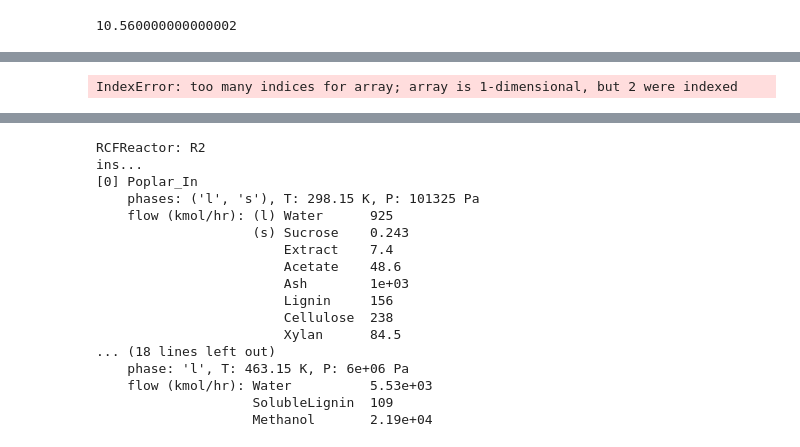
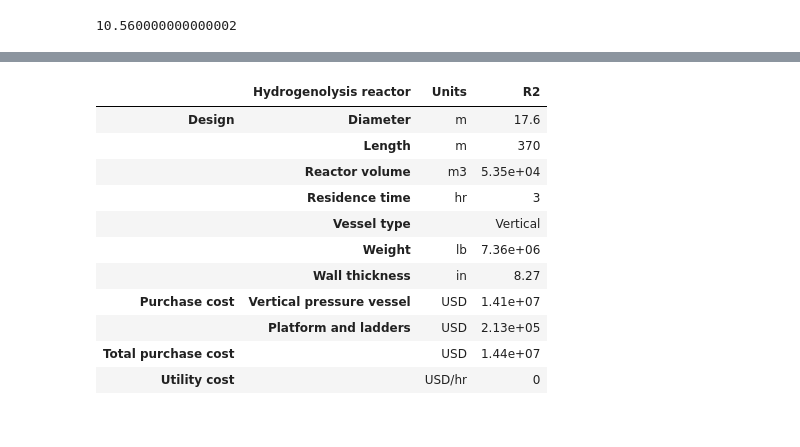
Before and after one commit to H-Wadgama/ATJ, a Jupyter notebook: lignin_saf/rcf_system.ipynb, the cells around one changed output, grey strips where cells are left out. Drawn from its saved outputs; the diff is of its cells as text; code cells hidden in the pictures.

Commit message:
RCF reactor complete

```diff
--- a/lignin_saf/rcf_system.ipynb
+++ b/lignin_saf/rcf_system.ipynb
@@ -666,7 +611,7 @@ from biosteam.units.design_tools import (
 
 
 __all__ = (
-    'HydrogenolysisReactor', 'RCF-2'
+    'HydrogenolysisReactor', 'RCF2'
     )
 
 class HydrogenolysisReactor(bst.Unit, bst.units.design_tools.PressureVessel):
@@ -692,7 +637,7 @@ class HydrogenolysisReactor(bst.Unit, bst.units.design_tools.PressureVessel):
     T_default: float = 463.15  # 190 C from  https://doi.org/10.1016/j.joule.2017.10.004
 
     #: Default operating pressure [Pa]
-    P_default:  float = 6e6 # 60 MPa from https://doi.org/10.1016/j.joule.2017.10.004
+    P_default:  float = 6e6 # 6 MPa from https://doi.org/10.1016/j.joule.2017.10.004
 
     #: Default residence time [hr]
     tau_default: float = 3
@@ -738,7 +683,7 @@ class HydrogenolysisReactor(bst.Unit, bst.units.design_tools.PressureVessel):
         self.working_vol = self.working_vol_default if working_vol is None else working_vol
         self.reaction = reaction
         #pump_1 = self.auxiliary('pump_1', bst.Pump, ins = self.ins[1])
-        heat_exchanger_2 = self.auxiliary('heat_exchanger_2', bst.HXutility, ins = mixer-0)
+        heat_exchanger_2 = self.auxiliary('heat_exchanger_2', bst.HXutility)
 
 
     def _size_bed(self):
@@ -755,7 +700,7 @@ class HydrogenolysisReactor(bst.Unit, bst.units.design_tools.PressureVessel):
         ##### Reactor diameter and length ########
         u  = self.superficial_velocity
 
-        Q_per_reactor_m3 = solvent.F_vol    # [m3/hr] Volumetric flow rate processed by any reactor
+        Q_per_reactor_m3 = influent.F_vol    # [m3/hr] Volumetric flow rate processed by any reactor
         self.area = A  = Q_per_reactor_m3/u
         self.diameter = diameter = 2 * (A/np.pi) ** 0.5
         self.length = length = V_actual/A
@@ -765,24 +710,19 @@ class HydrogenolysisReactor(bst.Unit, bst.units.design_tools.PressureVessel):
 
     def _run(self):
         solvent, hydrogen = self.ins
-        effluent,= self.outs
+        effluent, = self.outs
+
+
 
         effluent.copy_like(solvent)
-
+        self.reaction(effluent)
 
         h2 = hydrogen.imass['Hydrogen']
 
-        effluent.imass['Hydrogen'] = h2
+        effluent.imass['g', 'Hydrogen'] = h2
 
         effluent.T = self.T # Assuming isothermal operation
         effluent.P = self.P # Assuming no P drop
-
-
-
-
-
-        self.reaction(effluent)
-
 
 
 
@@ -811,8 +751,6 @@ class HydrogenolysisReactor(bst.Unit, bst.units.design_tools.PressureVessel):
         diameter, length, V_actual = self._size_bed()   # Calling size bed function to determine diameter and length
 
 
-        cycle_time = self.tau + self.tau_0
-
         self.set_design_result('Diameter', 'm', diameter)
         self.set_design_result('Length', 'm', length)
         self.set_design_result('Reactor volume', 'm3', V_actual)
@@ -839,8 +777,8 @@ class HydrogenolysisReactor(bst.Unit, bst.units.design_tools.PressureVessel):
         #self.pump_1.P = (self.P - self.ins[1].P) + (pressure_drop*1e5)
         #self.pump_1.simulate()
 
-        self.heat_exchanger_2.T = self.T
-        self.heat_exchanger_2.simulate()
+        #self.heat_exchanger_2.T = self.T
+        #self.heat_exchanger_2.simulate()
 
 
 
@@ -866,14 +804,6 @@ class HydrogenolysisReactor(bst.Unit, bst.units.design_tools.PressureVessel):
 
         """
 
-        ---------
 
-        - Duty requirements are too high - need to check thermodynamics of the solvolysis step
-        and modify requirements if needed
-
-        - Might need to alter data on working volume, void fraction of poplar, poplar particle size,
-        for more realistic modeling
-
-        ----------
 
         """
@@ -908,8 +810,6 @@ flow (kmol/hr): Water          4.15e+04
 # %%
-reactor = HydrogenolysisReactor(ins = (solvolysis_reactor-1, hydrogen_in), reaction = hydrogenolysis)
-reactor.simulate()
+hydrogenolysis_reactor = HydrogenolysisReactor(ins = (solvolysis_reactor.outs[1], hydrogen_in), reaction = hydrogenolysis)
+hydrogenolysis_reactor.simulate()
-# %% [output]
-IndexError: too many indices for array; array is 1-dimensional, but 2 were indexed
 # %%
-reactor
+hydrogenolysis_reactor.results()
 # %% [output]
@@ -917,17 +816,12 @@ reactor
-RCFReactor: R2
-ins...
-[0] Poplar_In
-    phases: ('l', 's'), T: 298.15 K, P: 101325 Pa
-    flow (kmol/hr): (l) Water      925
-                    (s) Sucrose    0.243
-                        Extract    7.4
-                        Acetate    48.6
-                        Ash        1e+03
-                        Lignin     156
-                        Cellulose  238
-                        Xylan      84.5
-... (18 lines left out)
-    phase: 'l', T: 463.15 K, P: 6e+06 Pa
-    flow (kmol/hr): Water          5.53e+03
-                    SolubleLignin  109
-                    Methanol       2.19e+04
+|  | Hydrogenolysis reactor | Units | R2 |
+| Design | Diameter | m | 17.6 |
+|  | Length | m | 370 |
+|  | Reactor volume | m3 | 5.35e+04 |
+|  | Residence time | hr | 3 |
+|  | Vessel type |  | Vertical |
+|  | Weight | lb | 7.36e+06 |
+|  | Wall thickness | in | 8.27 |
+| Purchase cost | Vertical pressure vessel | USD | 1.41e+07 |
+|  | Platform and ladders | USD | 2.13e+05 |
+| Total purchase cost |  | USD | 1.44e+07 |
+| Utility cost |  | USD/hr | 0 |
```
Also changed, not shown: parts of 33 cells of this notebook, 1 other file.
